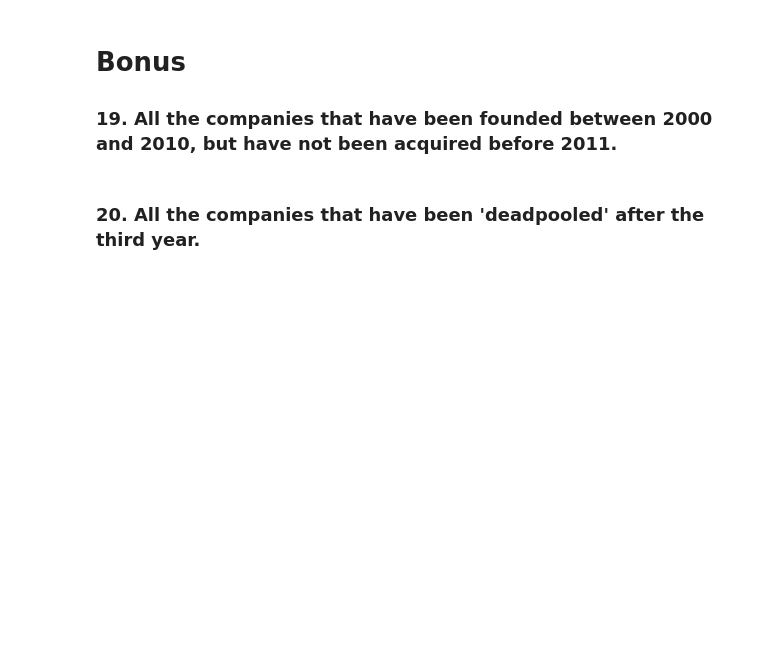
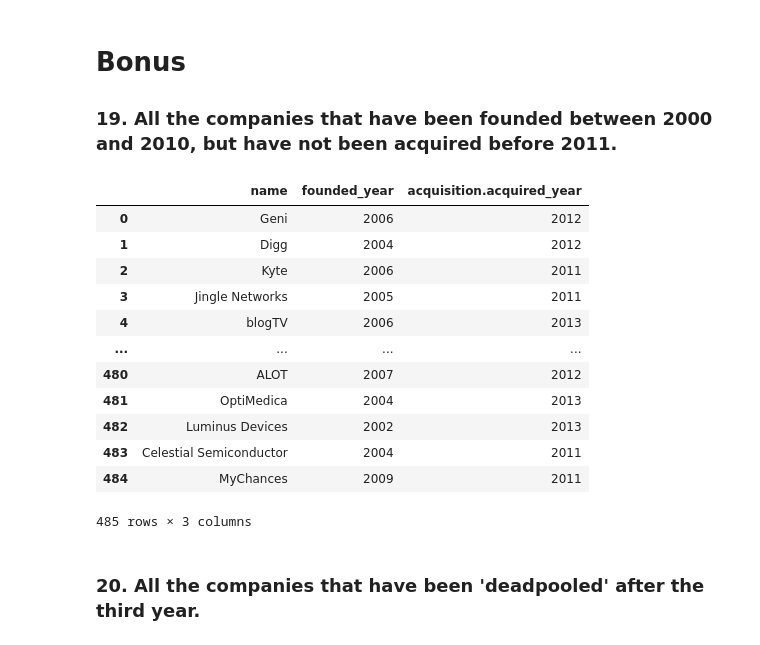
Before and after one commit to ironhack-datalabs/datamad0320, a Jupyter notebook: module-2/lab-advance-querying-mongo/your_code/main.ipynb, the cells around one changed output. Cells and saved outputs as stored; diff of their text form; code cells hidden in the pictures; blank space fills up the shorter version.

```diff
--- a/module-2/lab-advance-querying-mongo/your_code/main.ipynb
+++ b/module-2/lab-advance-querying-mongo/your_code/main.ipynb
@@ -248,2 +249,21 @@ display(df)
+# %%
+query = {'$and': [ {'acquisition.acquired_year': {'$gte': 2011}}, {'founded_year': {'$gte': 2000, '$lte': 2010}} ]}
+data= db.companies.find(query,{"name":1,'acquisition.acquired_year':1,'founded_year':1 ,"_id":0})
+df = pd.json_normalize(data)
+display(df)
+# %% [output]
+|  | name | founded_year | acquisition.acquired_year |
+| 0 | Geni | 2006 | 2012 |
+| 1 | Digg | 2004 | 2012 |
+| 2 | Kyte | 2006 | 2011 |
+| 3 | Jingle Networks | 2005 | 2011 |
+| 4 | blogTV | 2006 | 2013 |
+| ... | ... | ... | ... |
+| 480 | ALOT | 2007 | 2012 |
+| 481 | OptiMedica | 2004 | 2013 |
+| 482 | Luminus Devices | 2002 | 2013 |
+| 483 | Celestial Semiconductor | 2004 | 2011 |
+| 484 | MyChances | 2009 | 2011 |
+485 rows × 3 columns
 # %% [markdown]
 ### 20. All the companies that have been 'deadpooled' after the third year.
```
Also changed, not shown: parts of 4 cells of this notebook.
